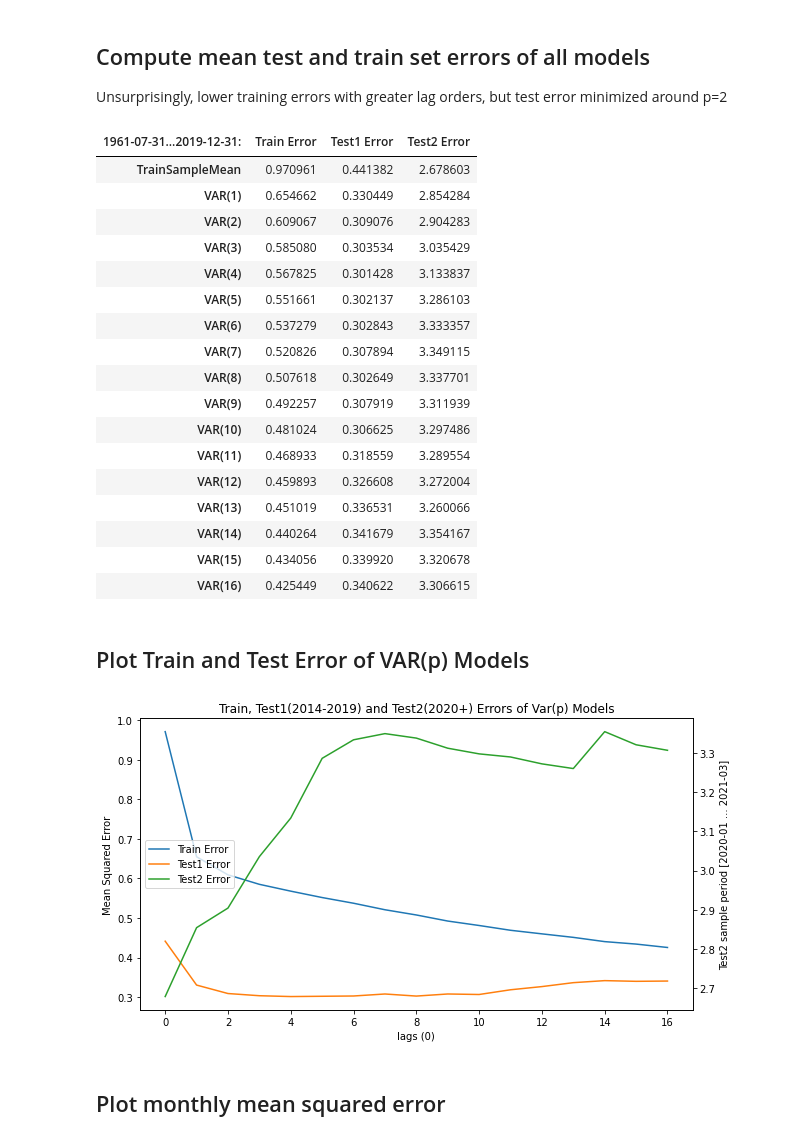
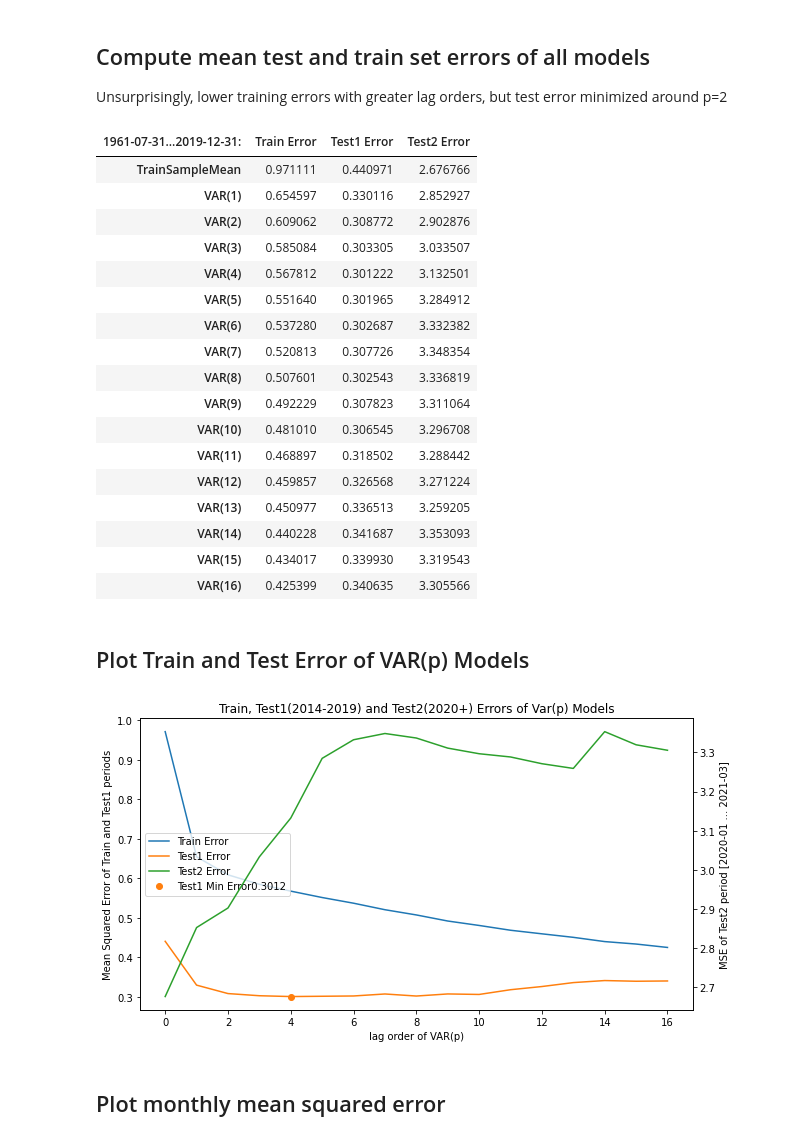
Before and after one commit to terence-lim/data-science-notebooks, a Jupyter notebook: approximate_factors.ipynb, the cells around one changed output. Saved outputs shown, nothing was run; the diff lists cells and outputs as text; code cells hidden in the pictures.

```diff
--- a/approximate_factors.ipynb
+++ b/approximate_factors.ipynb
@@ -173,8 +180,8 @@ from sklearn.decomposition import PCA
 pipe = Pipeline([('scaler', StandardScaler()), ('pca', PCA(r))])
 pipe.fit(x)                        # fit model on training data
 X = np.array(data.loc[sample])     # to transform on full sample data
-x, model = pcaEM(X, kmax=8, p=0, echo=False)  # replace missing (not outlier)
-factors = DataFrame(StandardScaler().fit_transform(pipe.transform(x)),
+X, model = pcaEM(X, kmax=8, p=0, echo=False)  # replace missing (not outlier)
+factors = DataFrame(StandardScaler().fit_transform(pipe.transform(X)),
                     index=pd.DatetimeIndex(sample.astype(str), freq='infer'),
                     columns=np.arange(1, 1+r))
 Series(pipe.named_steps['pca'].explained_variance_ratio_,
@@ -322,42 +325,46 @@ out = pd.concat(out, axis=1).T.rename_axis(columns="1961-07-31...2019-12-31:")
 out
 # %% [output]
 | 1961-07-31...2019-12-31: | Train Error | Test1 Error | Test2 Error |
-| TrainSampleMean | 0.970961 | 0.441382 | 2.678603 |
-| VAR(1) | 0.654662 | 0.330449 | 2.854284 |
-| VAR(2) | 0.609067 | 0.309076 | 2.904283 |
-| VAR(3) | 0.585080 | 0.303534 | 3.035429 |
-| VAR(4) | 0.567825 | 0.301428 | 3.133837 |
-| VAR(5) | 0.551661 | 0.302137 | 3.286103 |
-| VAR(6) | 0.537279 | 0.302843 | 3.333357 |
-| VAR(7) | 0.520826 | 0.307894 | 3.349115 |
-| VAR(8) | 0.507618 | 0.302649 | 3.337701 |
-| VAR(9) | 0.492257 | 0.307919 | 3.311939 |
-| VAR(10) | 0.481024 | 0.306625 | 3.297486 |
-| VAR(11) | 0.468933 | 0.318559 | 3.289554 |
-| VAR(12) | 0.459893 | 0.326608 | 3.272004 |
-| VAR(13) | 0.451019 | 0.336531 | 3.260066 |
-| VAR(14) | 0.440264 | 0.341679 | 3.354167 |
-| VAR(15) | 0.434056 | 0.339920 | 3.320678 |
-| VAR(16) | 0.425449 | 0.340622 | 3.306615 |
+| TrainSampleMean | 0.971111 | 0.440971 | 2.676766 |
+| VAR(1) | 0.654597 | 0.330116 | 2.852927 |
+| VAR(2) | 0.609062 | 0.308772 | 2.902876 |
+| VAR(3) | 0.585084 | 0.303305 | 3.033507 |
+| VAR(4) | 0.567812 | 0.301222 | 3.132501 |
+| VAR(5) | 0.551640 | 0.301965 | 3.284912 |
+| VAR(6) | 0.537280 | 0.302687 | 3.332382 |
+| VAR(7) | 0.520813 | 0.307726 | 3.348354 |
+| VAR(8) | 0.507601 | 0.302543 | 3.336819 |
+| VAR(9) | 0.492229 | 0.307823 | 3.311064 |
+| VAR(10) | 0.481010 | 0.306545 | 3.296708 |
+| VAR(11) | 0.468897 | 0.318502 | 3.288442 |
+| VAR(12) | 0.459857 | 0.326568 | 3.271224 |
+| VAR(13) | 0.450977 | 0.336513 | 3.259205 |
+| VAR(14) | 0.440228 | 0.341687 | 3.353093 |
+| VAR(15) | 0.434017 | 0.339930 | 3.319543 |
+| VAR(16) | 0.425399 | 0.340635 | 3.305566 |
 # %% [markdown]
 ## Plot Train and Test Error of  VAR(p) Models
 # %%
 fig, ax = plt.subplots(1, 1, figsize=(9, 5), num=1, clear=True)
 ax.plot(np.arange(len(out)), out['Train Error'], color=f"C0")
 ax.plot(np.arange(len(out)), out['Test1 Error'], color=f"C1")
-ax.plot([], [], color=f"C2")
+ax.plot([], [], color=f"C2")   # dummy for legend labels
+argmin = out['Test1 Error'].argmin()
+ax.plot(argmin, out.iloc[argmin]['Test1 Error'], 'o', color="C1")
 bx = ax.twinx()
 bx.plot(np.arange(len(out)), out['Test2 Error'], color=f"C2")
 ax.set_title(f'Train, Test1(2014-2019) and Test2(2020+) Errors of Var(p) Models')
-ax.set_ylabel('Mean Squared Error')
-bx.set_ylabel('Test2 sample period [2020-01 ... 2021-03]')
-ax.set_xlabel('lags (0)')
-ax.legend(['Train Error', 'Test1 Error', 'Test2 Error'], loc='center left')
+ax.set_ylabel('Mean Squared Error of Train and Test1 periods')
+bx.set_ylabel('MSE of Test2 period [2020-01 ... 2021-03]')
+ax.set_xlabel('lag order of VAR(p)')
+ax.legend(['Train Error', 'Test1 Error', 'Test2 Error',
+           f'Test1 Min Error{out.iloc[argmin]["Test1 Error"]:.4f}'],
+          loc='center left')
 plt.tight_layout()
 plt.savefig(os.path.join(imgdir, 'varerr.jpg'))
 plt.show()
 # %% [output]
-[figure, old version]
+[figure, new version]
 # %% [markdown]
 ## Plot monthly mean squared error
 # %%
```
Also changed, not shown: parts of 15 cells of this notebook.
